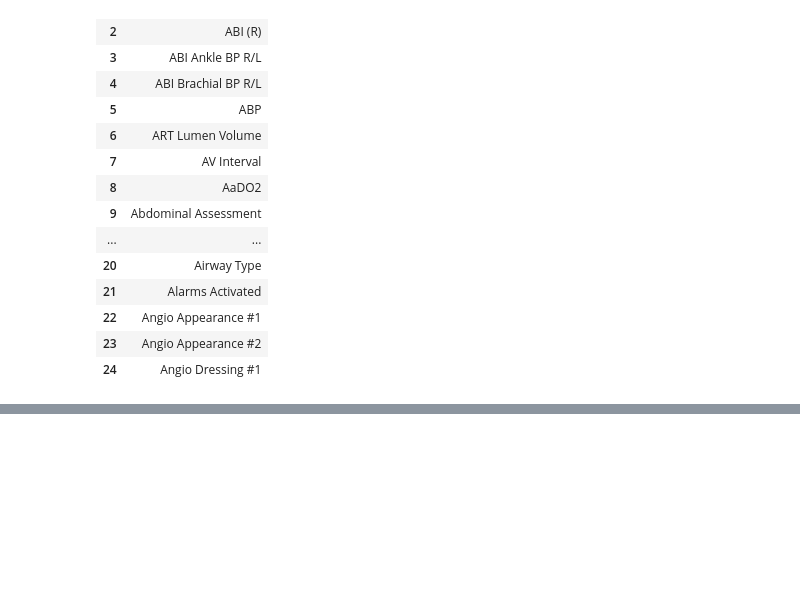
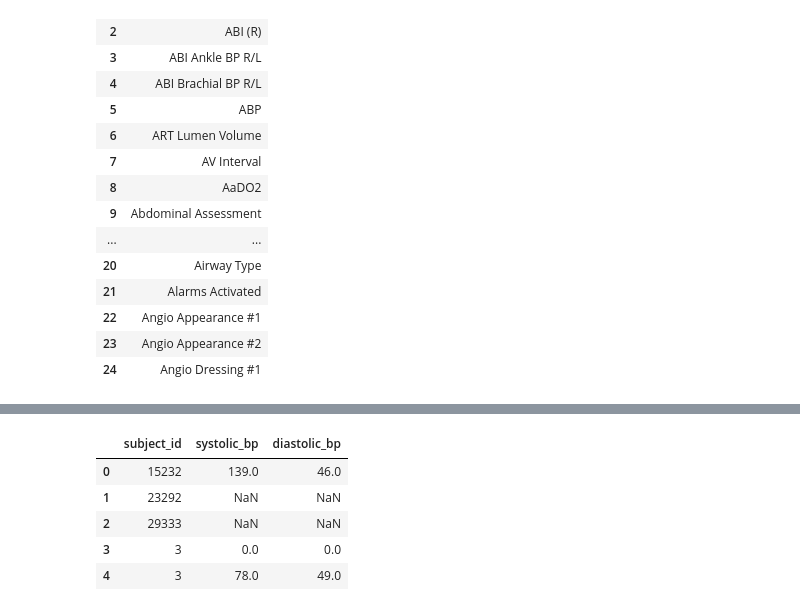
Before and after one commit to abchapman93/PHS_Data_Science_2022_instructor, a Jupyter notebook: Module-3-SQL/03-Labs-and-Vitals_instructor.ipynb, the cells around one changed output, grey strips where cells are left out. Drawn from its saved outputs; the diff is of its cells as text; code cells hidden in the pictures; blank space fills up the shorter version.

```diff
--- a/Module-3-SQL/03-Labs-and-Vitals_instructor.ipynb
+++ b/Module-3-SQL/03-Labs-and-Vitals_instructor.ipynb
@@ -492,0 +454,9 @@ Look at the scatterplot of the two blood pressure readings. What does this tell
+# %%
+bp.head()
+# %% [output]
+|  | subject_id | systolic_bp | diastolic_bp |
+| 0 | 15232 | 139.0 | 46.0 |
+| 1 | 23292 | NaN | NaN |
+| 2 | 29333 | NaN | NaN |
+| 3 | 3 | 0.0 | 0.0 |
+| 4 | 3 | 78.0 | 49.0 |
```
Also changed, not shown: parts of 46 cells of this notebook, 2 other files.
